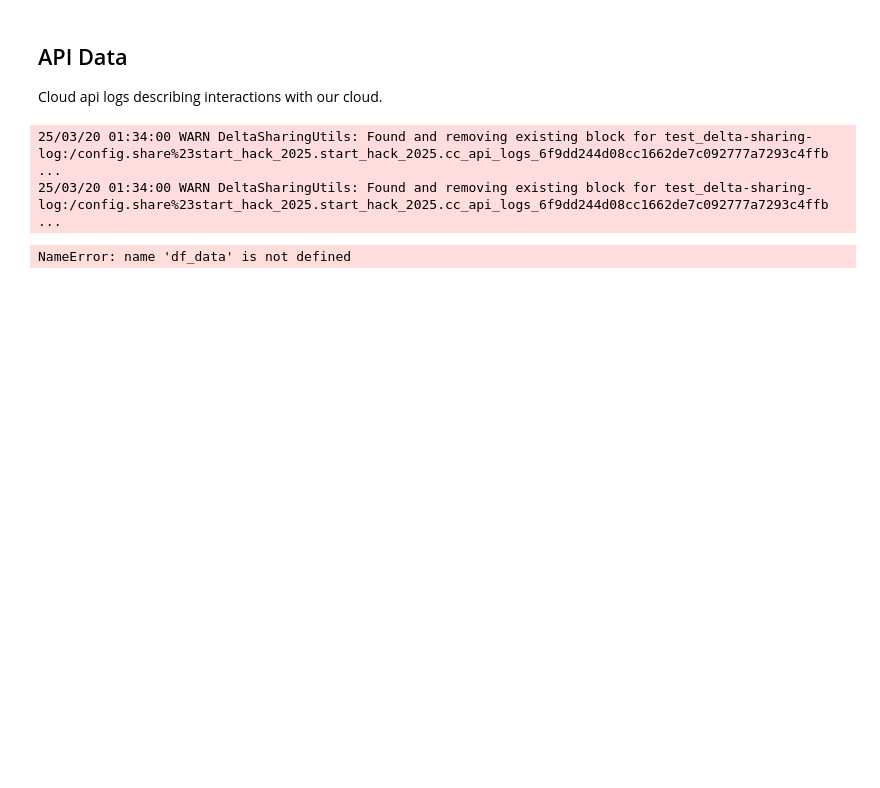
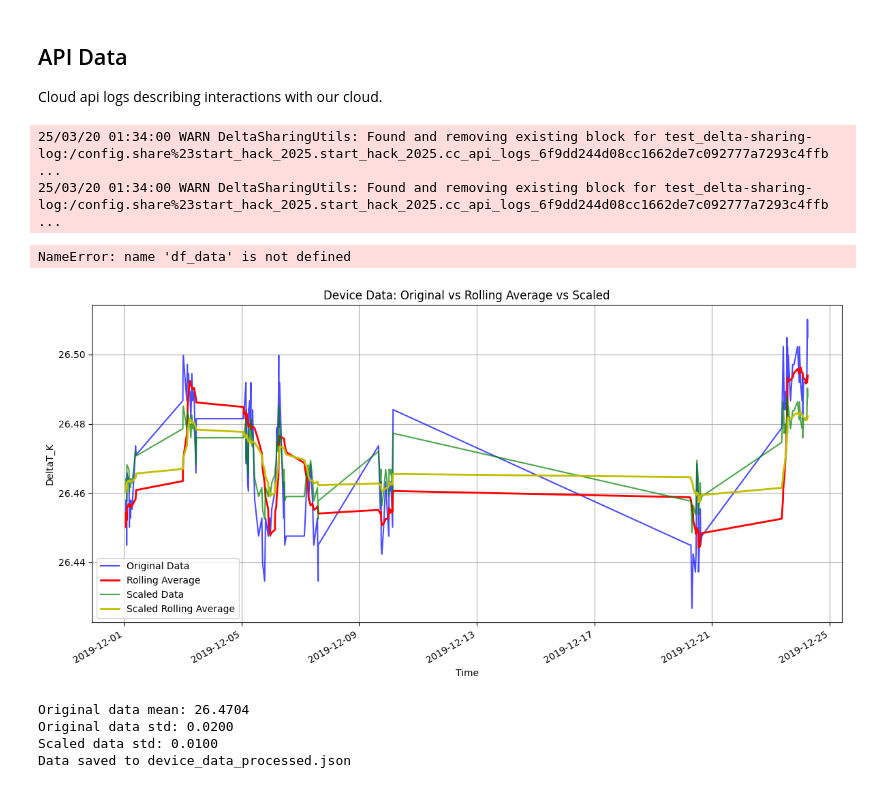
Before and after one commit to oiver12/StartHack25_GitHard, a Jupyter notebook: belimo_pythonAnalysis/demo/work/docker-demo.ipynb, the cells around one changed output. Cells and saved outputs as stored; diff of their text form; code cells hidden in the pictures; blank space fills up the shorter version.

```diff
--- a/belimo_pythonAnalysis/demo/work/docker-demo.ipynb
+++ b/belimo_pythonAnalysis/demo/work/docker-demo.ipynb
@@ -406,3 +437,66 @@ plt.grid(True)
 plt.show()
 # %% [output]
 NameError: name 'df_data' is not defined
+# %%
+import pandas as pd
+import numpy as np
+import json
+import matplotlib.pyplot as plt
+from datetime import datetime
+
+# Load data from the JSON file
+with open('device_data_sample_4.json', 'r') as file:
+    data = json.load(file)
+
+# Convert to pandas DataFrame
+df = pd.DataFrame(data)
+
+# Convert sample_time to datetime
+df['sample_time'] = pd.to_datetime(df['sample_time'])
+
+# Sort by time to ensure proper rolling average
+df = df.sort_values('sample_time')
+
+# Calculate rolling average with window size of 10
+df['DeltaT_K_RollingAvg'] = df['DeltaT_K'].rolling(window=10, min_periods=1).mean()
+
+# Calculate mean of the original data
+original_mean = df['DeltaT_K'].mean()
+
+# Scale down the data around the mean (reducing spread by 50%)
+scaling_factor = 0.2  # Reduce spread by 50%
+df['DeltaT_K_Scaled'] = (df['DeltaT_K'] - original_mean) * scaling_factor + original_mean
+
+# Calculate rolling average of the scaled data
+df['DeltaT_K_Scaled_RollingAvg'] = df['DeltaT_K_Scaled'].rolling(window=10, min_periods=1).mean()
+
+# Save the processed data to a new file
+df_to_save = df[['sample_time', 'DeltaT_K', 'DeltaT_K_RollingAvg', 'DeltaT_K_Scaled', 'DeltaT_K_Scaled_RollingAvg']]
+df_to_save.to_json('device_data_processed.json', orient='records', date_format='iso')
+
+# Plot the data to visualize the differences
+plt.figure(figsize=(12, 6))
+plt.plot(df['sample_time'], df['DeltaT_K'], 'b-', label='Original Data', alpha=0.7)
+plt.plot(df['sample_time'], df['DeltaT_K_RollingAvg'], 'r-', label='Rolling Average', linewidth=2)
+plt.plot(df['sample_time'], df['DeltaT_K_Scaled'], 'g-', label='Scaled Data', alpha=0.7)
+plt.plot(df['sample_time'], df['DeltaT_K_Scaled_RollingAvg'], 'y-', label='Scaled Rolling Average', linewidth=2)
+
+plt.title('Device Data: Original vs Rolling Average vs Scaled')
+plt.xlabel('Time')
+plt.ylabel('DeltaT_K')
+plt.legend()
+plt.grid(True)
+plt.gcf().autofmt_xdate()
+plt.tight_layout()
+plt.show()
+
+print(f"Original data mean: {original_mean:.4f}")
+print(f"Original data std: {df['DeltaT_K'].std():.4f}")
+print(f"Scaled data std: {df['DeltaT_K_Scaled'].std():.4f}")
+print(f"Data saved to device_data_processed.json")
+# %% [output]
+[figure, added]
+Original data mean: 26.4704
+Original data std: 0.0200
+Scaled data std: 0.0100
+Data saved to device_data_processed.json
```
Also changed, not shown: parts of 4 cells of this notebook, 45 other files.
